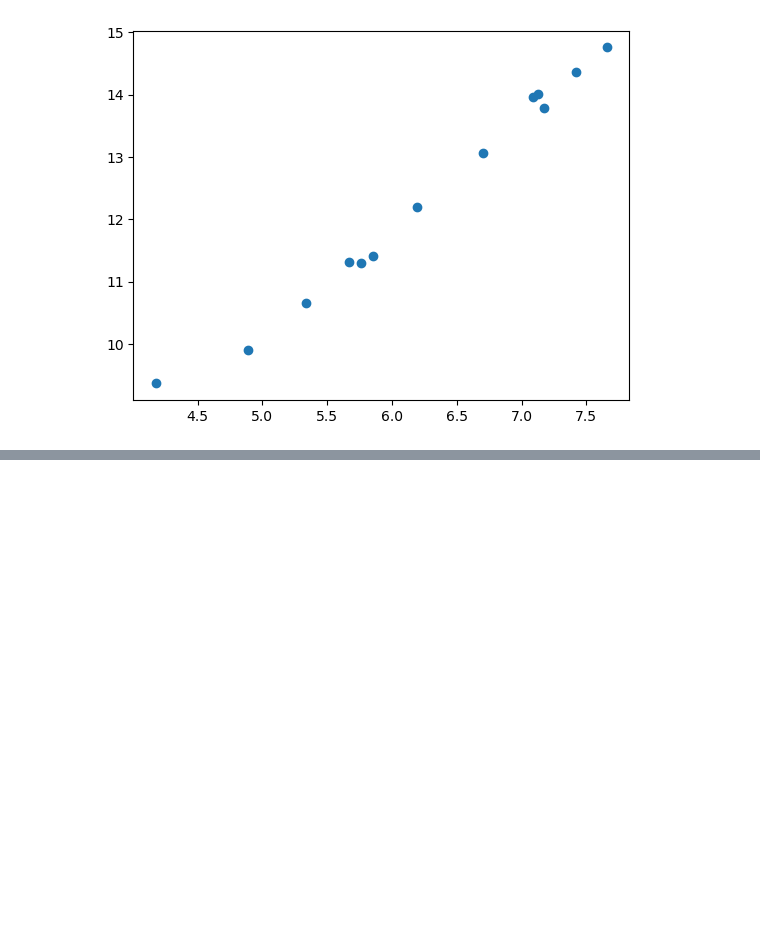
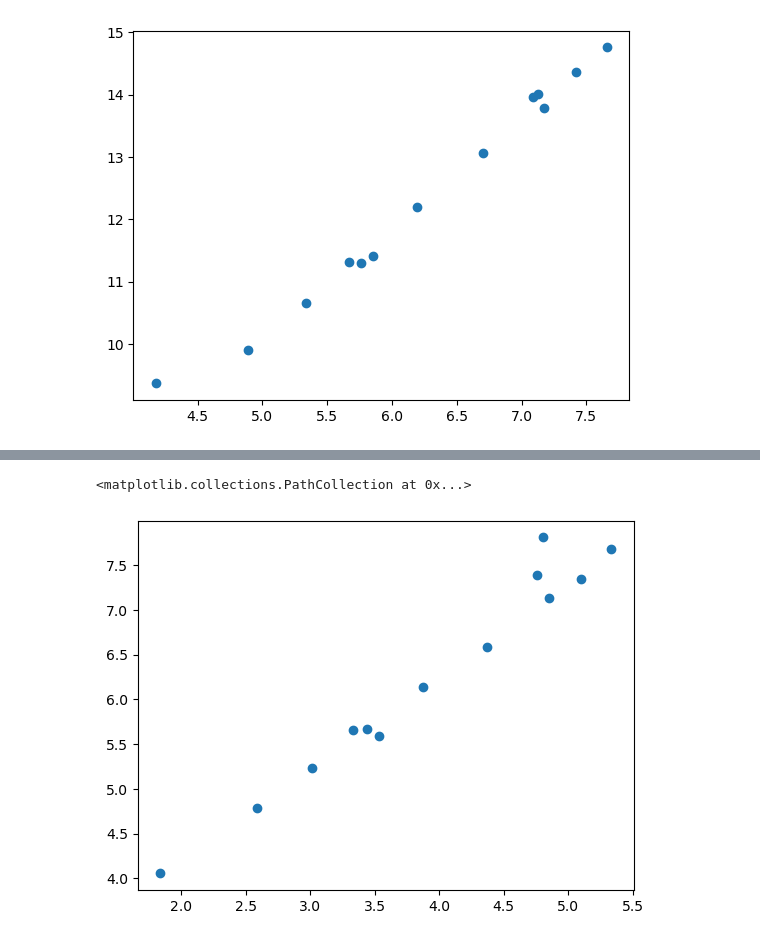
Before and after one commit to rrrrrrrlll/M2R_Group_12, a Jupyter notebook: datafit_rescale_iz.ipynb, the cells around one changed output, grey strips where cells are left out. Saved outputs shown, nothing was run; the diff lists cells and outputs as text; code cells hidden in the pictures; blank space fills up the shorter version.

```diff
--- a/datafit_rescale_iz.ipynb
+++ b/datafit_rescale_iz.ipynb
@@ -190,0 +230,7 @@ CompoundStep
+# %%
+def normiz_2(df,s_n = 1000):
+    df1 = df
+    listfinal = [sum(df.iloc[i]) for i in range(len(df))]
+    for i in range(len(df)):
+        df1.iloc[i] = df1.iloc[i]/listfinal[i] * s_n
+    return df1
@@ -190,0 +253,10 @@ CompoundStep
+# %%
+df_final = normiz_2(df2).T
+gene_mean = [np.mean(df_final.iloc[i]) for i in range(13)]
+gene_var = [np.var(df_final.iloc[i]) for i in range(13)]
+log_gene_mean = np.log(gene_mean)
+log_gene_var = np.log(gene_var)
+plt.scatter(log_gene_mean,log_gene_var)
+# %% [output]
+<matplotlib.collections.PathCollection at 0x...>
+[figure, added]
```
Also changed, not shown: parts of 14 cells of this notebook.
